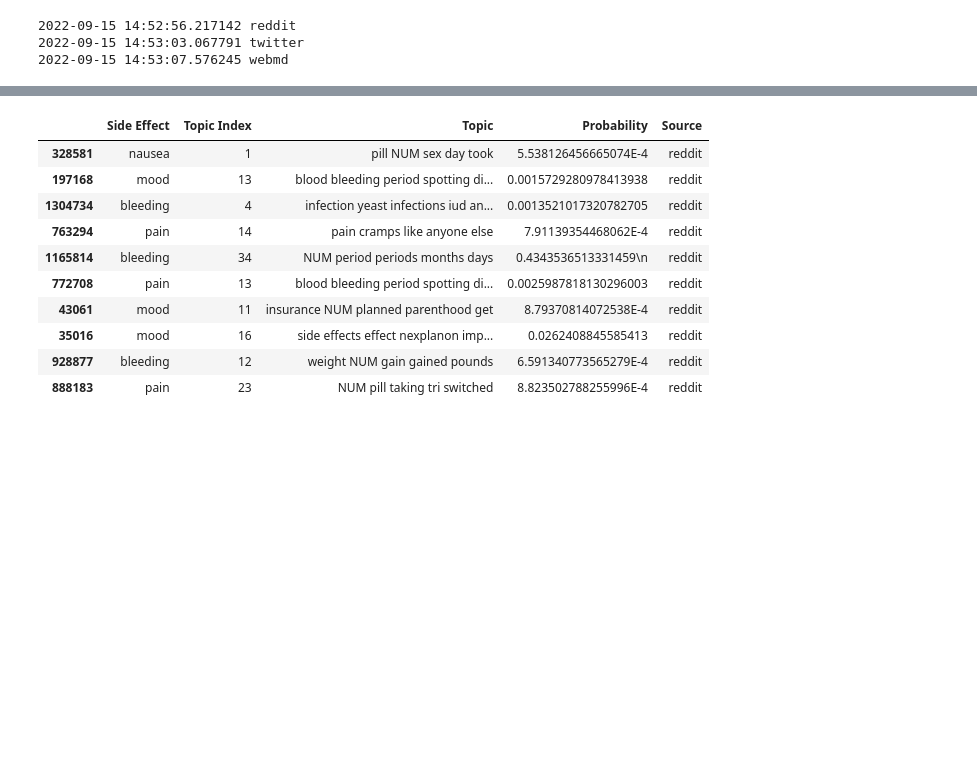
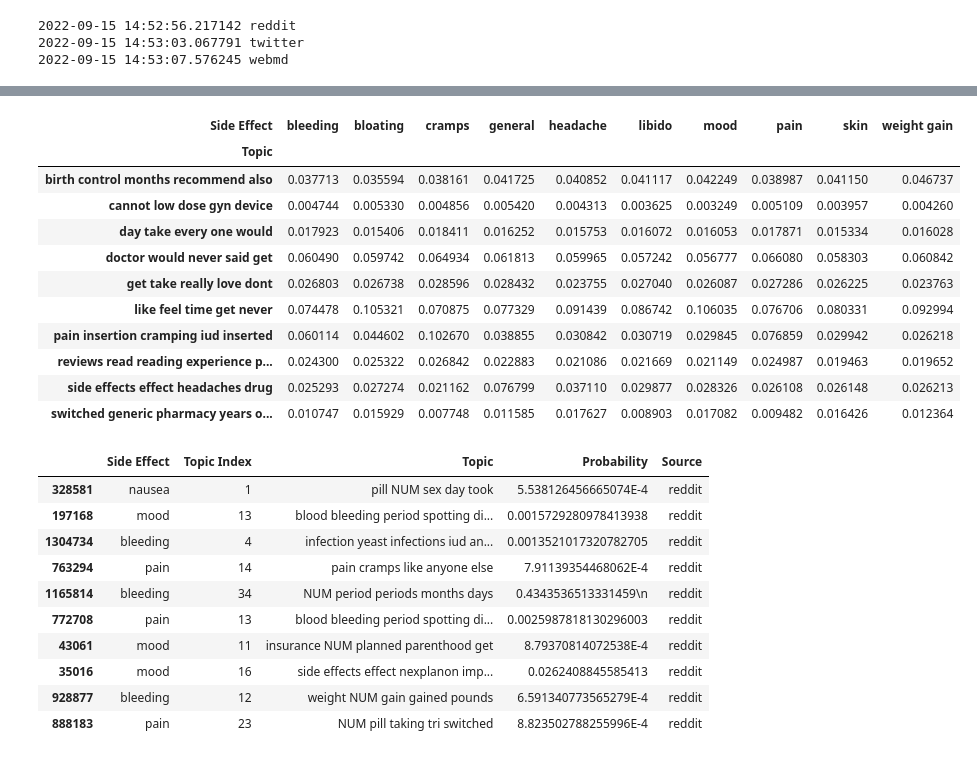
Before and after one commit to maria-antoniak/birth-control-maria, a Jupyter notebook: comparison-plots/compare_topics_side_effects.ipynb, the cells around one changed output, grey strips where cells are left out. Saved outputs shown, nothing was run; the diff lists cells and outputs as text; code cells hidden in the pictures; blank space fills up the shorter version.

```diff
--- a/comparison-plots/compare_topics_side_effects.ipynb
+++ b/comparison-plots/compare_topics_side_effects.ipynb
@@ -182,3 +182,7 @@ for _source, _texts in source_training_dict.items():
 2022-09-15 14:52:56.217142 reddit
 2022-09-15 14:53:03.067791 twitter
 2022-09-15 14:53:07.576245 webmd
+# %%
+source_sensemaking_topics_dict = {'reddit': [0, 3, 33, 30, 25, 22, 18, 16, 9],
+                                  'twitter': [0, 1, 2, 5, 6, 17, 29],
+                                  'webmd': [0, 5, 12, 16, 17, 18, 19, 22, 24, 33]}
@@ -190,26 +197,29 @@ for _source, _side_effect_ids_dict in source_side_effect_ids_dict.items():
         if _side_effect in ['bleeding', 'bloating', 'cramps', 'headache', 'libido', 'nauseua', 'skin', 'general', 'mood', 'pain', 'weight gain']:
             for _id in _ids:
                 for _topic, _probability in enumerate(source_distributions_dict[_source][_id]):
-                    dicts_to_plot.append({'Side Effect': _side_effect,
-                                        'Topic Index': _topic,
-                                        'Topic': ' '.join(source_topic_keys_dict[_source][_topic][:5]),
-                                        'Probability': round(float(_probability), 3),
-                                        'Source': _source})
+                    if _topic in source_sensemaking_topics_dict[_source]:
+                        dicts_to_plot.append({'Side Effect': _side_effect,
+                                              'Topic Index': _topic,
+                                            #   'Topic': ' '.join(source_topic_keys_dict[_source][_topic][:5]),
+                                              'Topic': source_string_dict[_source][_topic],
+                                              'Probability': float(_probability),
+                                              'Source': _source})
     df_to_plot = pd.DataFrame(dicts_to_plot)
 
     df_wide = df_to_plot.pivot_table(index='Topic',
                                     columns='Side Effect',
                                     values='Probability')
-    df_norm_col=(df_wide-df_wide.mean())/df_wide.std()
+    df_norm_col = (df_wide-df_wide.mean())/df_wide.std()
+    df_norm_row = df_wide.div(df_wide.sum(axis=1), axis=0)
 
-    plt.figure(figsize=(10,30))
+    plt.figure(figsize=(8,10))
     sns.set(style='ticks', font_scale=1.2)
-    ax = sns.heatmap(df_wide,
+    ax = sns.heatmap(df_norm_row,
                      cmap='Greens',
                      cbar=False,
                      linewidths=1,
                      annot=True,
-                     fmt='g',
+                     fmt='0.2g',
                      square=True,
                      annot_kws={'fontsize':10})
     ax.xaxis.tick_top()
@@ -224,3 +230,18 @@ for _source, _side_effect_ids_dict in source_side_effect_ids_dict.items():
+# %%
+df_wide
+# %% [output]
+| Side Effect | bleeding | bloating | cramps | general | headache | libido | mood | pain | skin | weight gain |
+| Topic |  |  |  |  |  |  |  |  |  |  |
+| birth control months recommend also | 0.037713 | 0.035594 | 0.038161 | 0.041725 | 0.040852 | 0.041117 | 0.042249 | 0.038987 | 0.041150 | 0.046737 |
+| cannot low dose gyn device | 0.004744 | 0.005330 | 0.004856 | 0.005420 | 0.004313 | 0.003625 | 0.003249 | 0.005109 | 0.003957 | 0.004260 |
+| day take every one would | 0.017923 | 0.015406 | 0.018411 | 0.016252 | 0.015753 | 0.016072 | 0.016053 | 0.017871 | 0.015334 | 0.016028 |
+| doctor would never said get | 0.060490 | 0.059742 | 0.064934 | 0.061813 | 0.059965 | 0.057242 | 0.056777 | 0.066080 | 0.058303 | 0.060842 |
+| get take really love dont | 0.026803 | 0.026738 | 0.028596 | 0.028432 | 0.023755 | 0.027040 | 0.026087 | 0.027286 | 0.026225 | 0.023763 |
+| like feel time get never | 0.074478 | 0.105321 | 0.070875 | 0.077329 | 0.091439 | 0.086742 | 0.106035 | 0.076706 | 0.080331 | 0.092994 |
+| pain insertion cramping iud inserted | 0.060114 | 0.044602 | 0.102670 | 0.038855 | 0.030842 | 0.030719 | 0.029845 | 0.076859 | 0.029942 | 0.026218 |
+| reviews read reading experience p... | 0.024300 | 0.025322 | 0.026842 | 0.022883 | 0.021086 | 0.021669 | 0.021149 | 0.024987 | 0.019463 | 0.019652 |
+| side effects effect headaches drug | 0.025293 | 0.027274 | 0.021162 | 0.076799 | 0.037110 | 0.029877 | 0.028326 | 0.026108 | 0.026148 | 0.026213 |
+| switched generic pharmacy years o... | 0.010747 | 0.015929 | 0.007748 | 0.011585 | 0.017627 | 0.008903 | 0.017082 | 0.009482 | 0.016426 | 0.012364 |
 # %%
 df_to_plot.sample(10)
 # %% [output]
```
Also changed, not shown: parts of 3 cells of this notebook.
